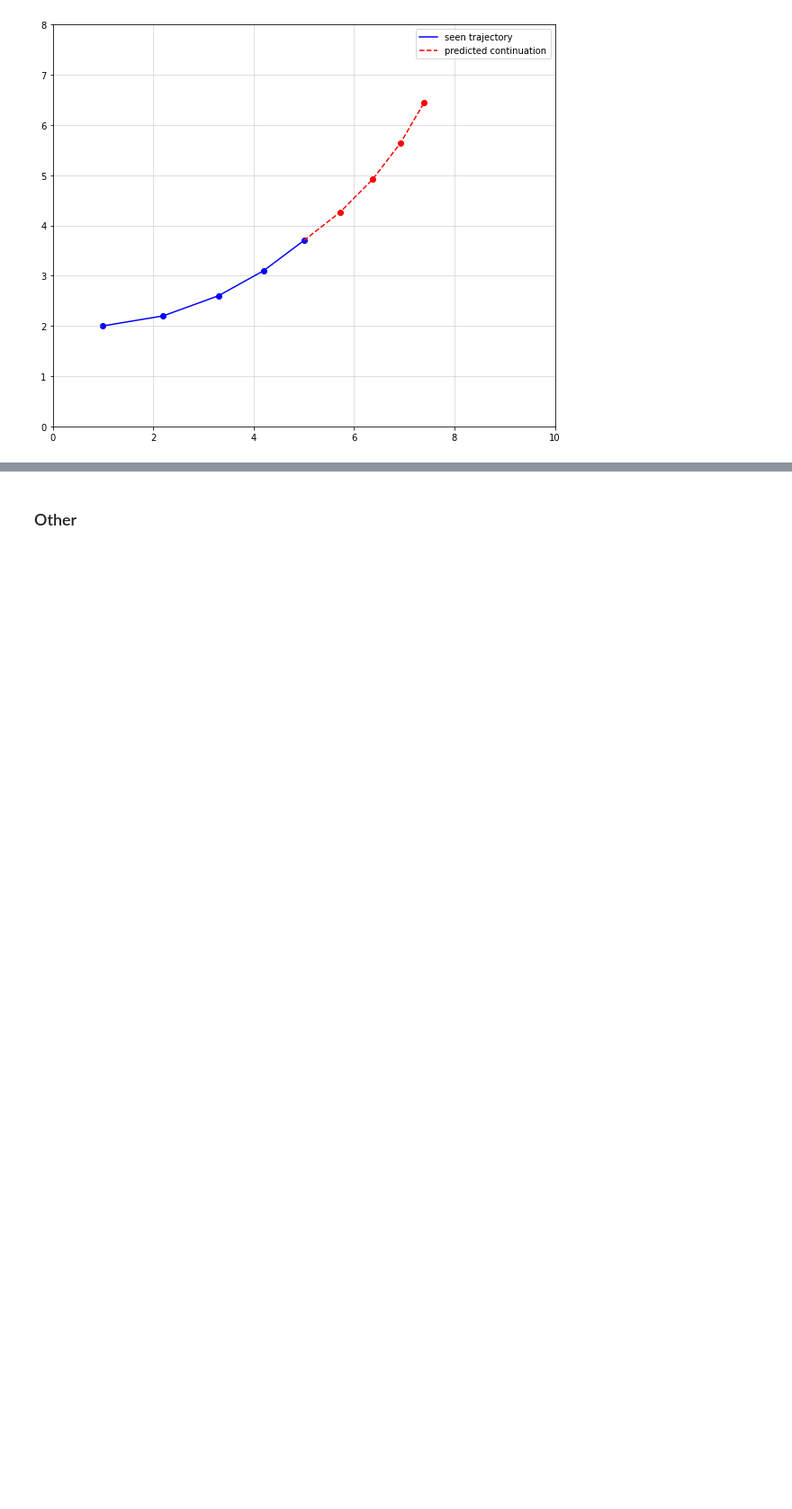
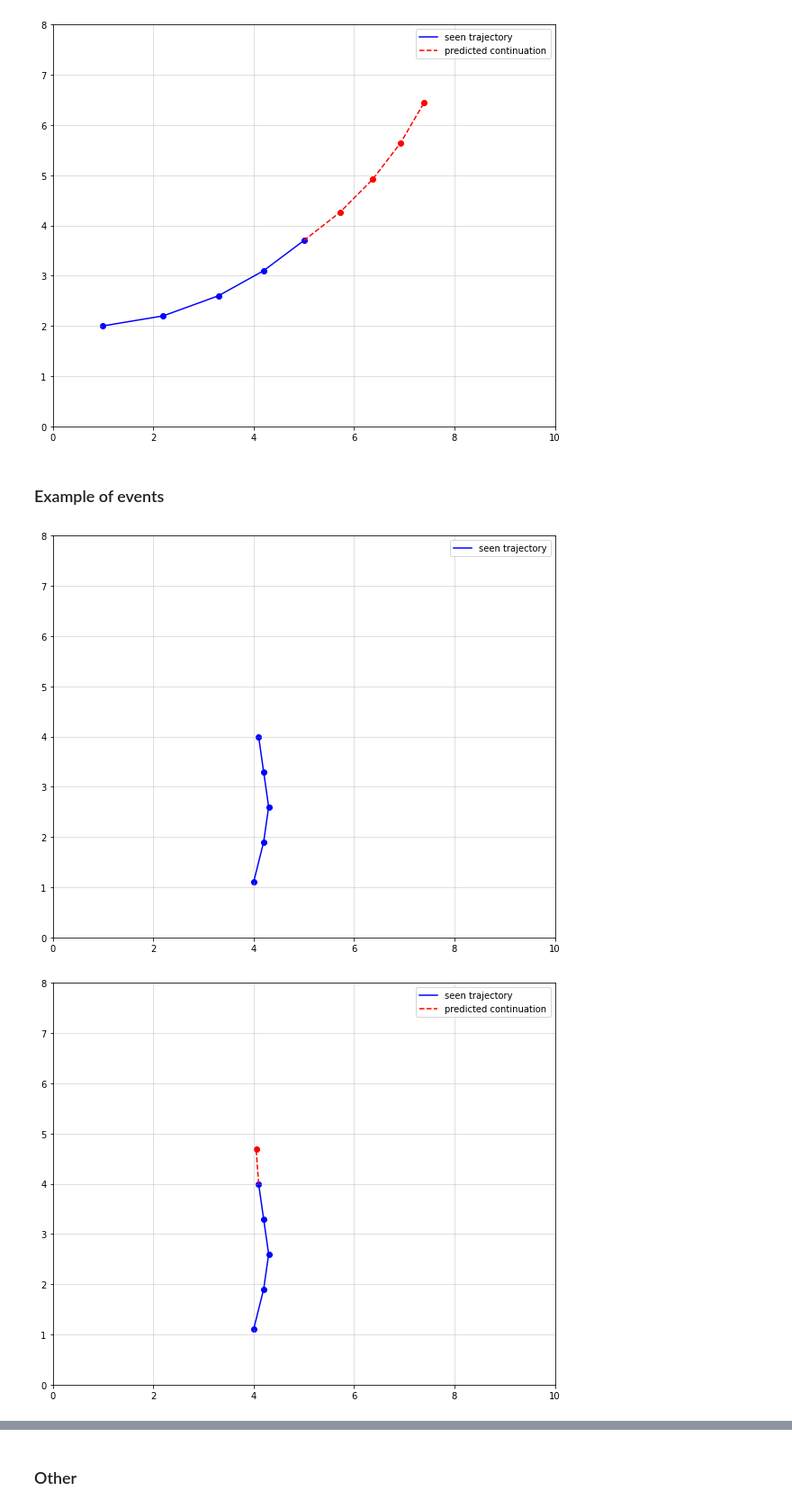
Before and after one commit to karlriis/trajectory-forecasting, a Jupyter notebook: paper_of_the_week_illustrations.ipynb, the cells around one changed output, grey strips where cells are left out. Shown at 90% size. Drawn from its saved outputs; the diff is of its cells as text; code cells hidden in the pictures; blank space fills up the shorter version.

```diff
--- a/paper_of_the_week_illustrations.ipynb
+++ b/paper_of_the_week_illustrations.ipynb
@@ -125,3 +125,27 @@ for i in range(1, len(x)+1):
 [figure]
 [figure]
 [figure]
+# %% [markdown]
+### Example of events
+# %%
+x = [4, 4.2, 4.3, 4.2, 4.1]
+y = [1.1, 1.9, 2.6, 3.3, 4.0]
+
+
+x_pred = [4.1, 4.05, 4.08]
+y_pred = [4.0, 4.7, 5.2]
+
+for i in range(1, len(x)+1):
+    plot_traj_base()
+
+    plt.plot(x, y, 'b', label='seen trajectory')
+    plt.scatter(x, y, c='b')
+
+    if i != 1:
+        plt.plot(x_pred[:i], y_pred[:i], 'r--', label='predicted continuation')
+        plt.scatter(x_pred[1:i], y_pred[1:i], c='r')
+    plt.legend()
+    plt.show()
+# %% [output]
+[figure, added]
+[figure, added]
```
Also changed, not shown: parts of 1 cell of this notebook, 5 other files.
